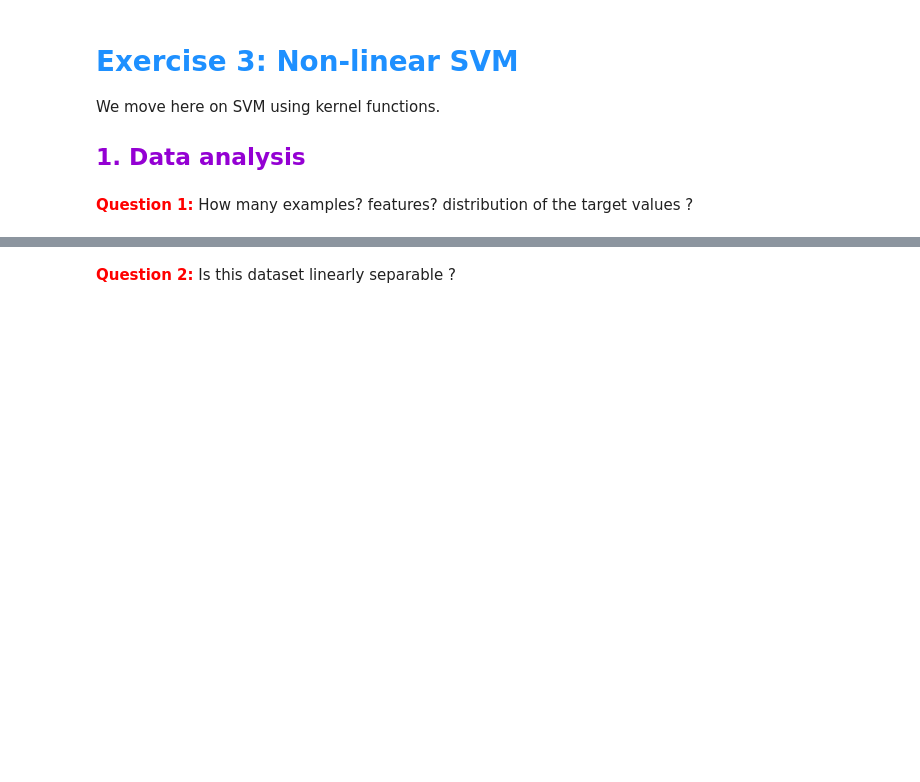
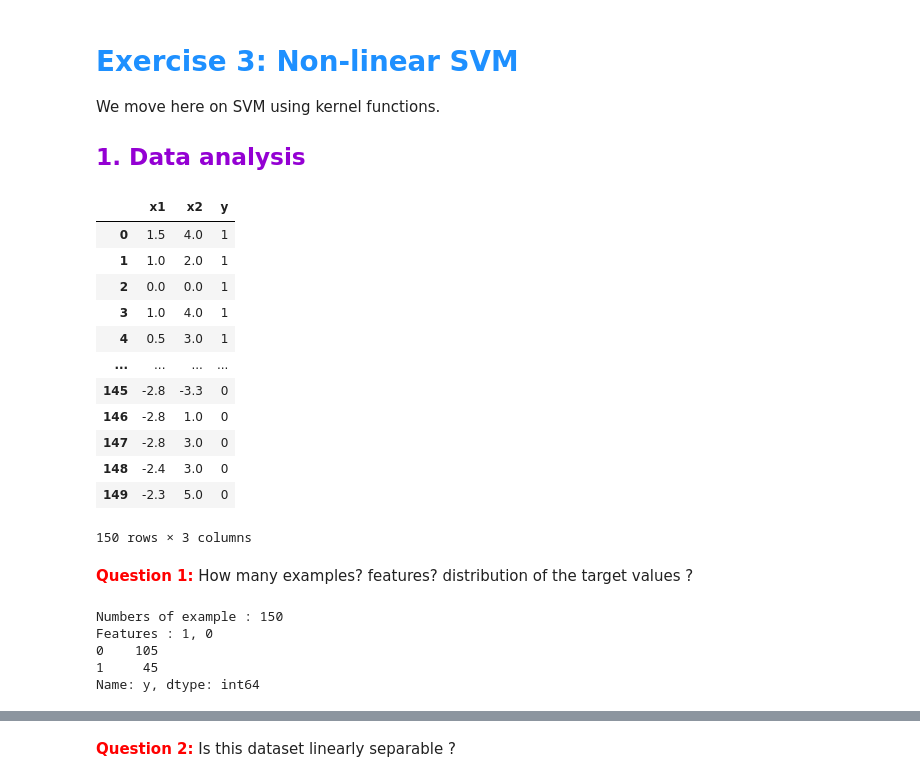
Before and after one commit to CodyAdam/TP-AA-SVM, a Jupyter notebook: TP2_SVM_student.ipynb, the cells around one changed output, grey strips where cells are left out. Cells and saved outputs as stored; diff of their text form; code cells hidden in the pictures; blank space fills up the shorter version.

```diff
--- a/TP2_SVM_student.ipynb
+++ b/TP2_SVM_student.ipynb
@@ -401,7 +473,22 @@ We move here on SVM using kernel functions.
 ## <font color="#9400D3">1. Data analysis</font>
 # %%
 # Load a dataset
-dataset = pd.read_csv("./data/SepNonLineaire.csv")
+#dataset = pd.read_csv("./data/SepNonLineaire.csv")
+dataset = pd.read_csv("./SepNonLineaire.csv")
 dataset
+# %% [output]
+|  | x1 | x2 | y |
+| 0 | 1.5 | 4.0 | 1 |
+| 1 | 1.0 | 2.0 | 1 |
+| 2 | 0.0 | 0.0 | 1 |
+| 3 | 1.0 | 4.0 | 1 |
+| 4 | 0.5 | 3.0 | 1 |
+| ... | ... | ... | ... |
+| 145 | -2.8 | -3.3 | 0 |
+| 146 | -2.8 | 1.0 | 0 |
+| 147 | -2.8 | 3.0 | 0 |
+| 148 | -2.4 | 3.0 | 0 |
+| 149 | -2.3 | 5.0 | 0 |
+150 rows × 3 columns
 # %% [markdown]
 <font color="red">**Question 1:**</font> How many examples? features? distribution of the target values ?
@@ -411,3 +495,16 @@ dataset.describe()
+# %%
+print("Numbers of example : 150")
+print("Features : 1, 0")
+
+# Distribution
+dataset.describe()
+print(dataset.y.value_counts())
+# %% [output]
+Numbers of example : 150
+Features : 1, 0
+0    105
+1     45
+Name: y, dtype: int64
 # %%
 sns.scatterplot(data=dataset, x='x1', y='x2', hue='y', palette=sns.color_palette("deep")[0:2][::-1])
 legend = plt.legend(frameon=True)
```
Also changed, not shown: parts of 56 cells of this notebook.
